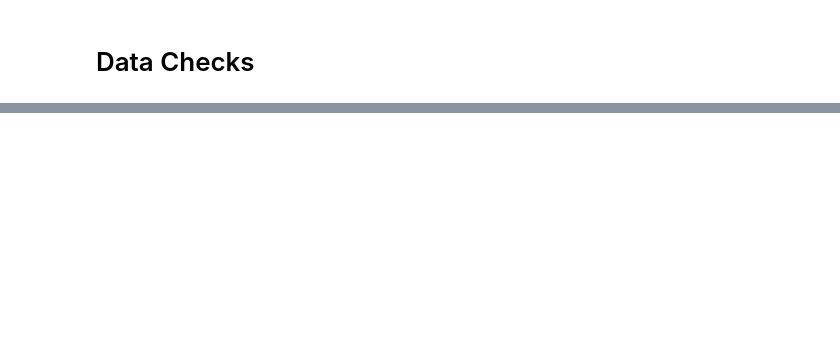
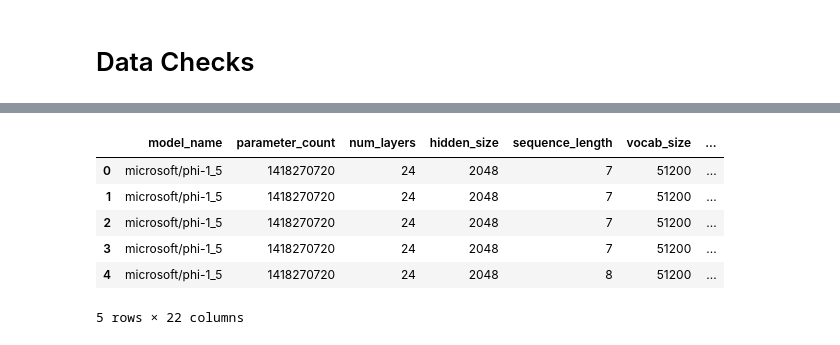
Before and after one commit to digispect-intel/lyceum_fans_a_blazing, a Jupyter notebook: analysis/check_data.ipynb, the cells around one changed output, grey strips where cells are left out. Saved outputs shown, nothing was run; the diff lists cells and outputs as text; code cells hidden in the pictures; blank space fills up the shorter version.

```diff
--- a/analysis/check_data.ipynb
+++ b/analysis/check_data.ipynb
@@ -60,0 +45,14 @@ print("\n✅ Sample inspection complete!")
+# %%
+liza_data = pd.read_excel("../data/text_generation/merged_dataset_results.xlsx")
+liza_data['data_source'] = 'liza_experiments'
+
+
+liza_data.head()
+# %% [output]
+|  | model_name | parameter_count | num_layers | hidden_size | sequence_length | vocab_size | ... |
+| 0 | microsoft/phi-1_5 | 1418270720 | 24 | 2048 | 7 | 51200 | ... |
+| 1 | microsoft/phi-1_5 | 1418270720 | 24 | 2048 | 7 | 51200 | ... |
+| 2 | microsoft/phi-1_5 | 1418270720 | 24 | 2048 | 7 | 51200 | ... |
+| 3 | microsoft/phi-1_5 | 1418270720 | 24 | 2048 | 7 | 51200 | ... |
+| 4 | microsoft/phi-1_5 | 1418270720 | 24 | 2048 | 8 | 51200 | ... |
+5 rows × 22 columns
```
Also changed, not shown: parts of 17 cells of this notebook.
